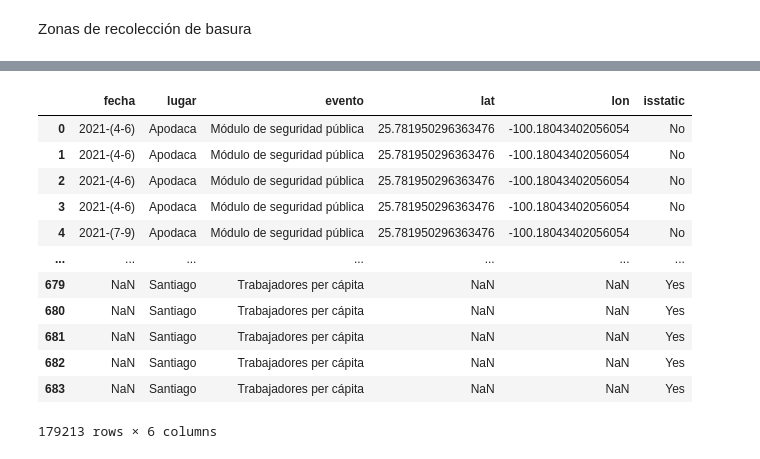
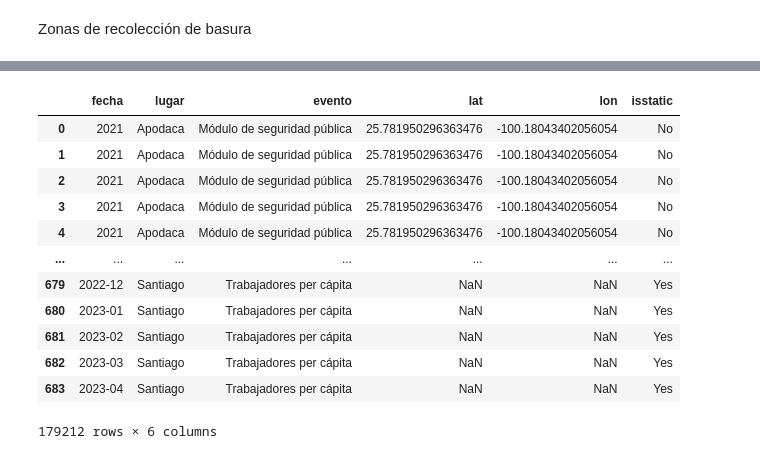
Before and after one commit to JosePabloGFnl/Monterrey-Violence, a Jupyter notebook: city-crimes.ipynb, the cells around one changed output, grey strips where cells are left out. Saved outputs shown, nothing was run; the diff lists cells and outputs as text; code cells hidden in the pictures.

```diff
--- a/city-crimes.ipynb
+++ b/city-crimes.ipynb
@@ -290,7 +274,7 @@ accidentes[' fecha'] = (accidentes[' fecha'].str.replace('1900-02-24', '2021-02'
 accidentes[' fecha'] = (accidentes[' fecha'].str.replace('1900-07-26', '2021-07'))
 accidentes[' fecha'] = (accidentes[' fecha'].str.replace('1900-01-13', '2022-07'))
 
-accidentes[' fecha'] = (accidentes[' fecha'].str.replace(r'-\d{2}$', '', regex=True))
+accidentes[' fecha'] = (accidentes[' fecha'].str.replace(r'\b(\d{4}-\d{2}-\d{2})\b', '', regex=True))
 # %% [markdown]
 Zonas de recolección de basura
 # %%
@@ -320,6 +304,10 @@ basura.rename(columns = {' Ejercicio':' fecha', 'City':'lugar', ' Perimetro_de_z
 
 basura = basura[[" fecha", " Mes", " Nombres_de_asentamientos", "lugar", " Georreferencia"]]
 
+basura.dropna(subset=[' fecha'], inplace=True)
+
+basura[' fecha'] = basura[' fecha'].astype(int)
+
 basura['evento']='Zonas de recolección de basura'
 
 basura['isstatic']='No'
@@ -342,36 +330,34 @@ basura
 # %%
 result = pd.concat([modulos, poblacion, parques, accidentes, basura, trabajadores_per_capita])
 result = result.replace({' Mes' : {'Abril-Junio': '(4-6)', 'Julio-Septiembre': '(7-9)', 'Enero-Marzo' : '(1-3)',
        'Octubre-Diciembre' : '(10-12)', 'Enero':'1', 'ENERO':'1', 'FEBRERO':'2', 'ABRIL':'4', 'JUNIO':'6',
        'JULIO':'7', 'SEPTIEMBRE':'9', 'OCTUBRE':'10', 'NOVIEMBRE':'11', 'DICIEMBRE':'12',
        'MARZO':'3', 'MAYO':'5', 'AGOSTO':'8', 'ENERO-MARZO':'(1-3)', 'Abril - Junio':'(4-6)',
        'Enero - Marzo':'(1-3)', 'Octubre - Diciembre':'(10-12)', 'Julio - Septiembre':'(7-9)',
        'ABRIL-JUNIO':'(4-6)', 'OCTUBRE-DICIEMBRE':'10-12', 'JULIO-SEPTIEMBRE':'(7-9)',
        'Enero Febrero y Marzo':'(1-3)', 'Noviembre':'11', 'Diciembre':'12', 'Mayo':'5', 'Julio':'7',
        'Agosto':'8', 'Septiembre':'9', 'Junio':'6', 'Marzo':'3', 'Octubre':'10', 'Abril':'4',
        'Seotiembre':'9', 'Febrero':'2', 'ENE-MARZ':'(1-3)', 'ENERO - MARZO':'(1-3)',
        'ABRIL - JUNIO':'(4-6)', 'JULIO - SEPTIEMBRE':'(7-9)', 'Octubre  - Diciembre':'(10-12)',
        'Enero   - Marzo':'(1-3)', 'Abril -Junio':'(4-6)', 'OCTUBRE- DICIEMBRE':'10-12'}})
 
 result['lat'] = result[' Georreferencia'].str.split(',').str[0]
 result['lon'] = result[' Georreferencia'].str.split(',').str[1]
 
-result[' fecha'] = result[' fecha'].astype(str) +"-"+ result[" Mes"]
-
 result = result[[" fecha", "lugar", "evento", "lat", "lon", "isstatic"]]
 
 result
 # %% [output]
 |  | fecha | lugar | evento | lat | lon | isstatic |
-| 0 | 2021-(4-6) | Apodaca | Módulo de seguridad pública | 25.781950296363476 | -100.18043402056054 | No |
-| 1 | 2021-(4-6) | Apodaca | Módulo de seguridad pública | 25.781950296363476 | -100.18043402056054 | No |
-| 2 | 2021-(4-6) | Apodaca | Módulo de seguridad pública | 25.781950296363476 | -100.18043402056054 | No |
-| 3 | 2021-(4-6) | Apodaca | Módulo de seguridad pública | 25.781950296363476 | -100.18043402056054 | No |
-| 4 | 2021-(7-9) | Apodaca | Módulo de seguridad pública | 25.781950296363476 | -100.18043402056054 | No |
+| 0 | 2021 | Apodaca | Módulo de seguridad pública | 25.781950296363476 | -100.18043402056054 | No |
+| 1 | 2021 | Apodaca | Módulo de seguridad pública | 25.781950296363476 | -100.18043402056054 | No |
+| 2 | 2021 | Apodaca | Módulo de seguridad pública | 25.781950296363476 | -100.18043402056054 | No |
+| 3 | 2021 | Apodaca | Módulo de seguridad pública | 25.781950296363476 | -100.18043402056054 | No |
+| 4 | 2021 | Apodaca | Módulo de seguridad pública | 25.781950296363476 | -100.18043402056054 | No |
 | ... | ... | ... | ... | ... | ... | ... |
-| 679 | NaN | Santiago | Trabajadores per cápita | NaN | NaN | Yes |
-| 680 | NaN | Santiago | Trabajadores per cápita | NaN | NaN | Yes |
-| 681 | NaN | Santiago | Trabajadores per cápita | NaN | NaN | Yes |
-| 682 | NaN | Santiago | Trabajadores per cápita | NaN | NaN | Yes |
-| 683 | NaN | Santiago | Trabajadores per cápita | NaN | NaN | Yes |
+| 679 | 2022-12 | Santiago | Trabajadores per cápita | NaN | NaN | Yes |
+| 680 | 2023-01 | Santiago | Trabajadores per cápita | NaN | NaN | Yes |
+| 681 | 2023-02 | Santiago | Trabajadores per cápita | NaN | NaN | Yes |
+| 682 | 2023-03 | Santiago | Trabajadores per cápita | NaN | NaN | Yes |
+| 683 | 2023-04 | Santiago | Trabajadores per cápita | NaN | NaN | Yes |
-179213 rows × 6 columns
+179212 rows × 6 columns
```
Also changed, not shown: parts of 3 cells of this notebook, 1 other file.
